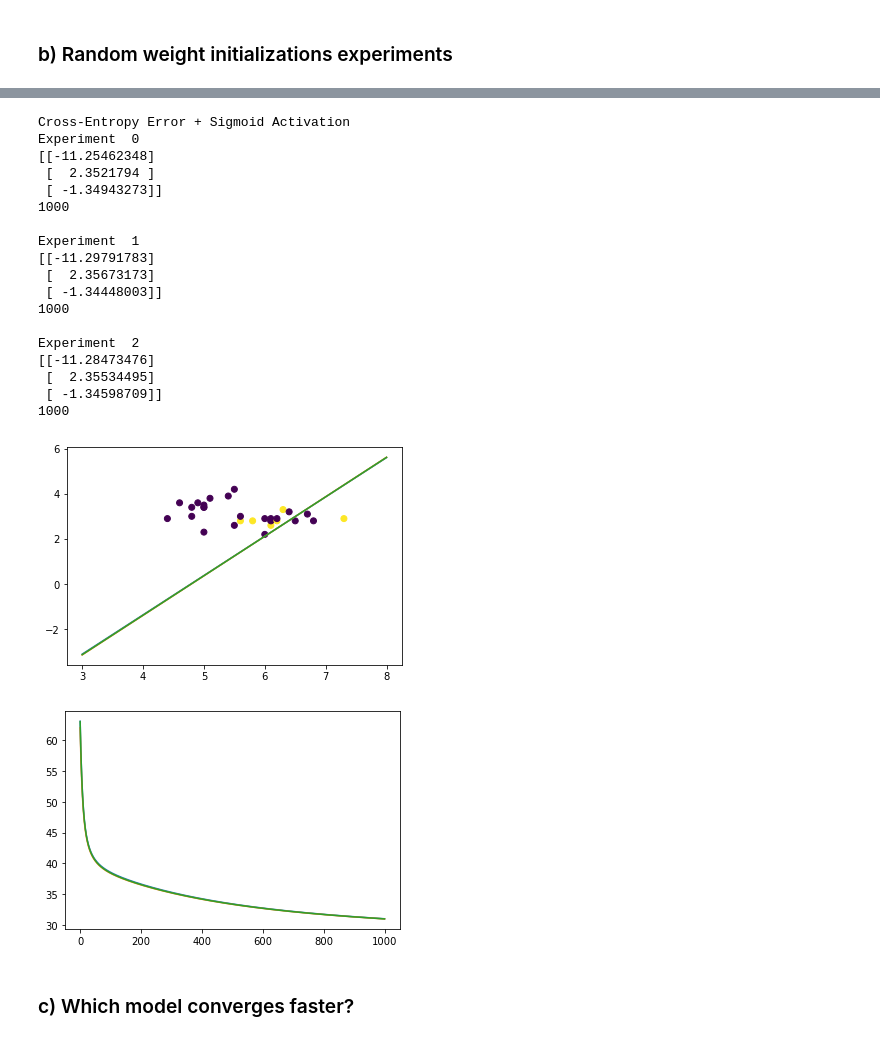
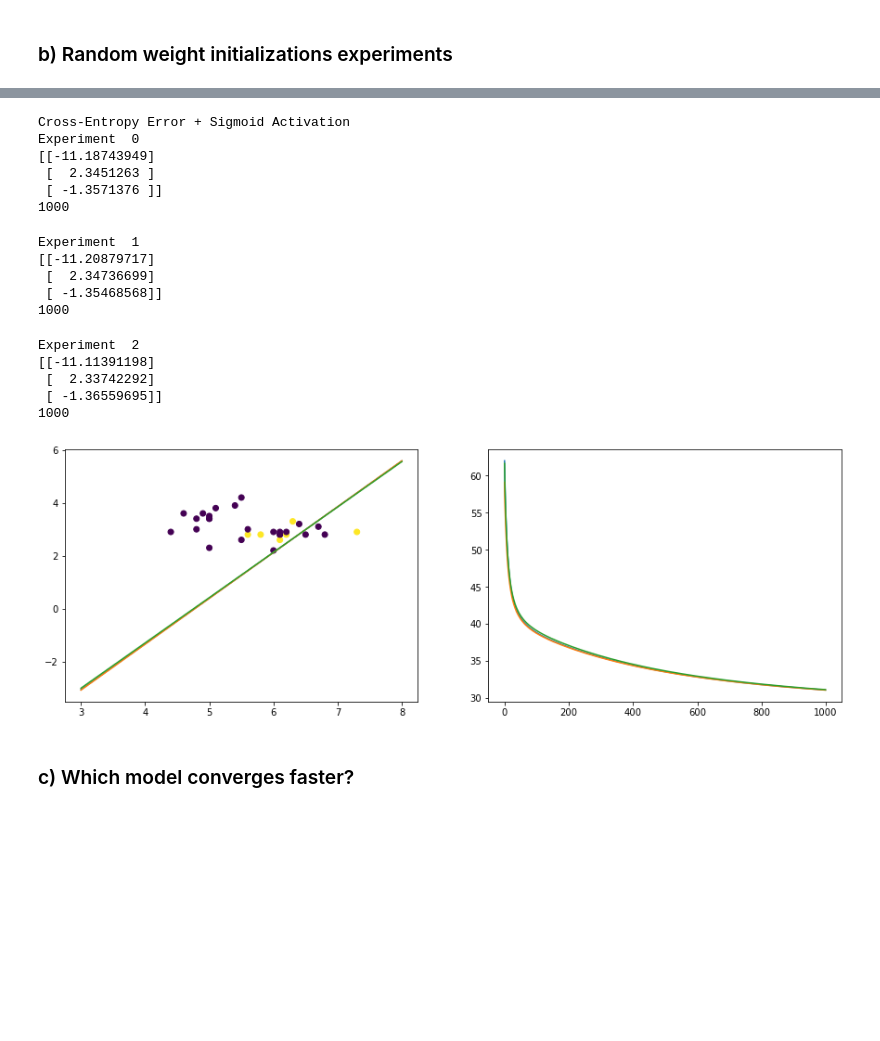
Before and after one commit to HerouFenix/apre, a Jupyter notebook: H3/Code/h3_src.ipynb, the cells around one changed output, grey strips where cells are left out. Saved outputs shown, nothing was run; the diff lists cells and outputs as text; code cells hidden in the pictures; blank space fills up the shorter version.

```diff
--- a/H3/Code/h3_src.ipynb
+++ b/H3/Code/h3_src.ipynb
@@ -261,7 +261,8 @@ plt.plot(result[2])
 # %%
 lr = 0.01
 
-plt.figure(0)
+plt.subplots(figsize=(15, 5))
+plt.subplot(1, 2, 1)
 plt.scatter(X_test[:,0], X_test[:,1], c=y_test)
 
 
@@ -277,15 +278,15 @@ for i in range(3):
     print(result[1])
 
     print("")
-
-    plt.figure(0)
+    plt.subplot(1, 2, 1)
     domain = np.linspace(3,8,100)
     line = -(result[0][0] * 1 + result[0][1] * domain) / result[0][2]
 
     plt.plot(domain,line)
 
-    plt.figure(1)
+    plt.subplot(1, 2, 2)
     plt.plot(result[2])
+    plt.savefig('i.png')
 # %% [output]
 Squared Error + Linear Activation
 Experiment  0
@@ -310,7 +308,8 @@ Experiment  2
 # %%
 lr = 0.01
 
-plt.figure(0)
+plt.subplots(figsize=(15, 5))
+plt.subplot(1, 2, 1)
 plt.scatter(X_test[:,0], X_test[:,1], c=y_test)
 
 
@@ -327,14 +326,15 @@ for i in range(3):
 
     print("")
 
-    plt.figure(0)
+    plt.subplot(1, 2, 1)
     domain = np.linspace(3,8,100)
     line = -(result[0][0] * 1 + result[0][1] * domain) / result[0][2]
 
     plt.plot(domain,line)
 
-    plt.figure(1)
+    plt.subplot(1, 2, 2)
     plt.plot(result[2])
+    plt.savefig('ii.png')
 # %% [output]
 Squared Error + Sigmoid Activation
 Experiment  0
@@ -359,52 +356,51 @@ Experiment  2
 # %%
 lr = 0.01
 
-plt.figure(0)
+plt.subplots(figsize=(15, 5))
+plt.subplot(1, 2, 1)
 plt.scatter(X_test[:,0], X_test[:,1], c=y_test)
 
 
 ## iii.
 print("Cross-Entropy Error + Sigmoid Activation")
 for i in range(3):
     weights = np.random.rand(3,1)
     #print(weights)
 
     result = lr_ce_sigmoid(X_train, y_train, weights, lr, 1000)
     print("Experiment ", i)
     print(result[0])
     print(result[1])
 
     print("")
 
-    plt.figure(0)
+    plt.subplot(1, 2, 1)
     domain = np.linspace(3,8,100)
     line = -(result[0][0] * 1 + result[0][1] * domain) / result[0][2]
 
     plt.plot(domain,line)
 
-    plt.figure(1)
+    plt.subplot(1, 2, 2)
     plt.plot(result[2])
+    plt.savefig('iii.png')
 # %% [output]
 Cross-Entropy Error + Sigmoid Activation
 Experiment  0
-[[-11.25462348]
- [  2.3521794 ]
- [ -1.34943273]]
+[[-11.18743949]
+ [  2.3451263 ]
+ [ -1.3571376 ]]
 1000
-
-Experiment  1
-[[-11.29791783]
- [  2.35673173]
- [ -1.34448003]]
-1000
-
-Experiment  2
-[[-11.28473476]
- [  2.35534495]
- [ -1.34598709]]
-1000
+Experiment  1
+[[-11.20879717]
+ [  2.34736699]
+ [ -1.35468568]]
+1000
+Experiment  2
+[[-11.11391198]
+ [  2.33742292]
+ [ -1.36559695]]
+1000
-[figure, old version]
+[figure, new version]
-[figure, removed]
 # %% [markdown]
 ### c) Which model converges faster?
 # %% [markdown]
```
Also changed, not shown: parts of 3 cells of this notebook, 3 other files.
